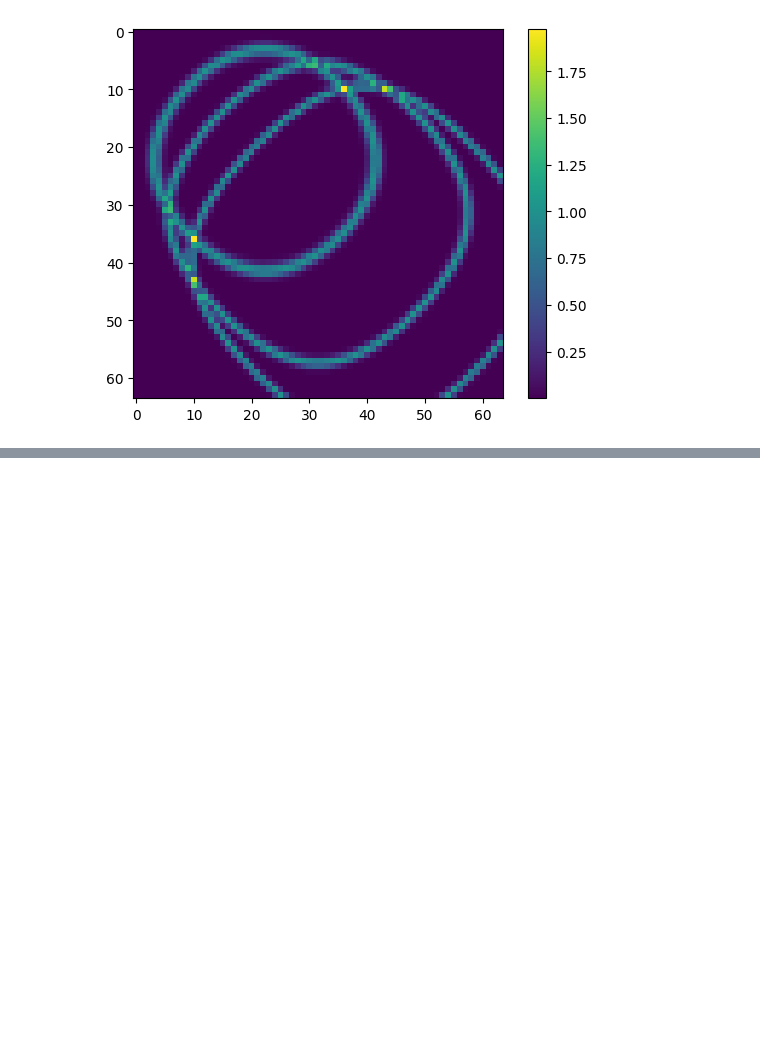
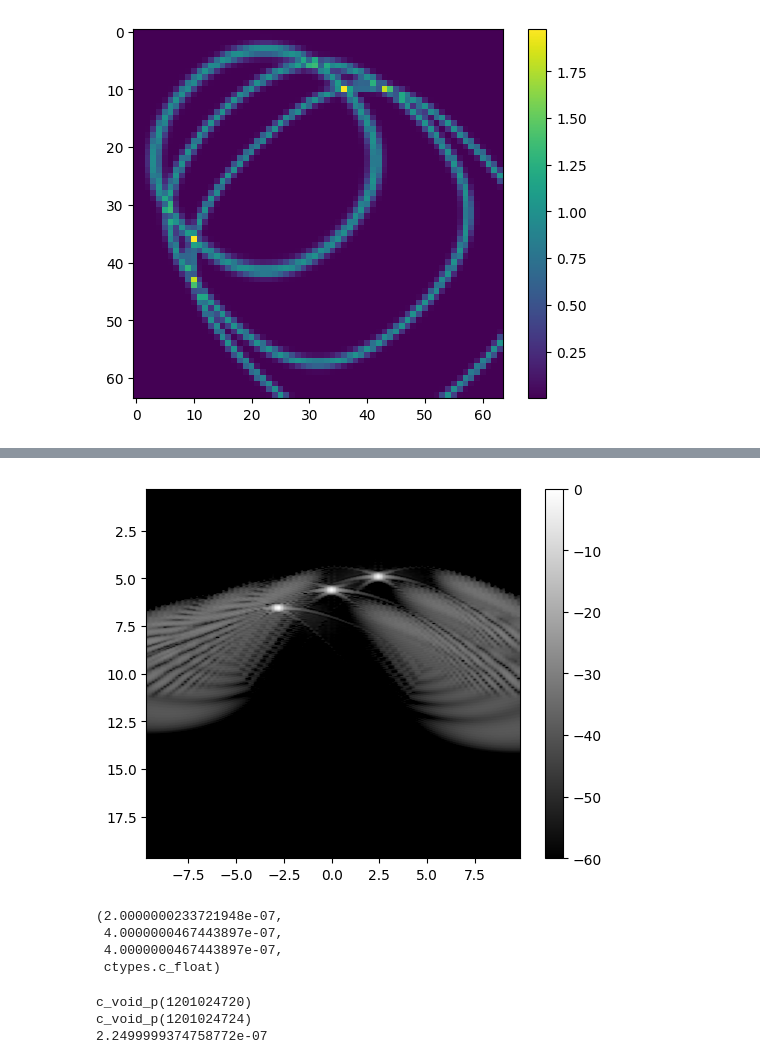
Before and after one commit to wewightman/pycbf, a Jupyter notebook: examples/test_notebook.ipynb, the cells around one changed output, grey strips where cells are left out. Saved outputs shown, nothing was run; the diff lists cells and outputs as text; code cells hidden in the pictures; blank space fills up the shorter version.

```diff
--- a/examples/test_notebook.ipynb
+++ b/examples/test_notebook.ipynb
@@ -138,0 +192,13 @@ plt.show()
+# %%
+envrect = np.abs(sig.hilbert(rectrf, axis=0))
+
+logged = 20*np.log10(envrect/np.max(envrect))
+
+ex_bmode = 1E3*np.array([xgrid[0], xgrid[-1], zgrid[-1], zgrid[0]])
+
+plt.figure()
+plt.imshow(logged, vmin=-60, vmax=0, cmap='gray', extent=ex_bmode)
+plt.colorbar()
+plt.show()
+# %% [output]
+[figure, added]
@@ -138,0 +215,19 @@ plt.show()
+# %%
+pnt_rf_inc = offset_pnt(pnt_rf, 8)
+pnt_rf[0], pnt_rf[8], pnt_rf_inc[0], pnt_rf._type_
+# %% [output]
+(2.0000000233721948e-07,
+ 4.0000000467443897e-07,
+ 4.0000000467443897e-07,
+ ctypes.c_float)
+# %%
+p = ct.cast(pnt_rf, ct.c_void_p)
+print(p)
+p.value += ct.sizeof(ct.c_float)
+print(p)
+pnt_inc = ct.cast(p, ct.POINTER(ct.c_float))
+print(pnt_inc[0])
+# %% [output]
+c_void_p(1201024720)
+c_void_p(1201024724)
+2.2499999374758772e-07
```
Also changed, not shown: parts of 18 cells of this notebook, 12 other files.
